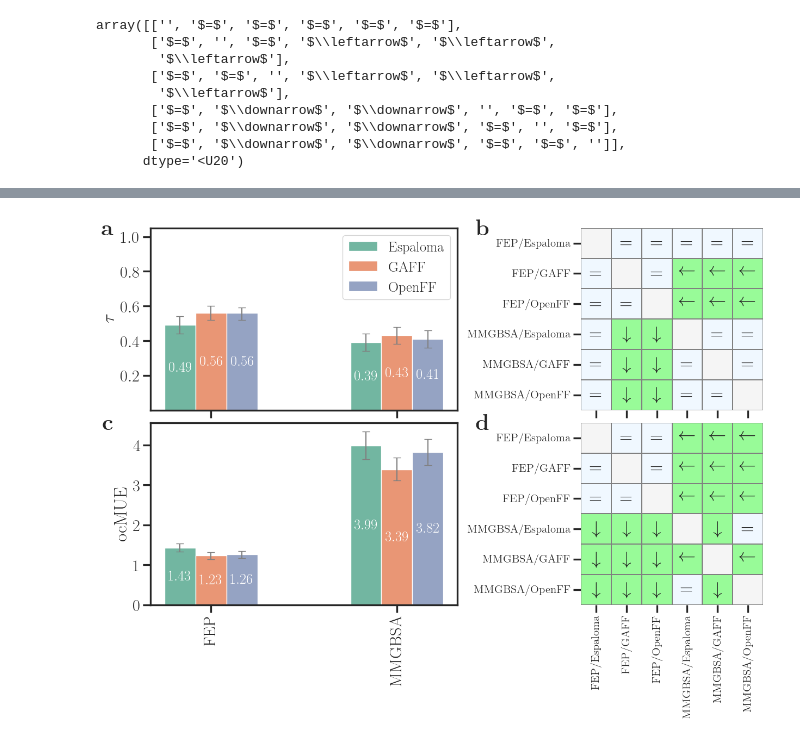
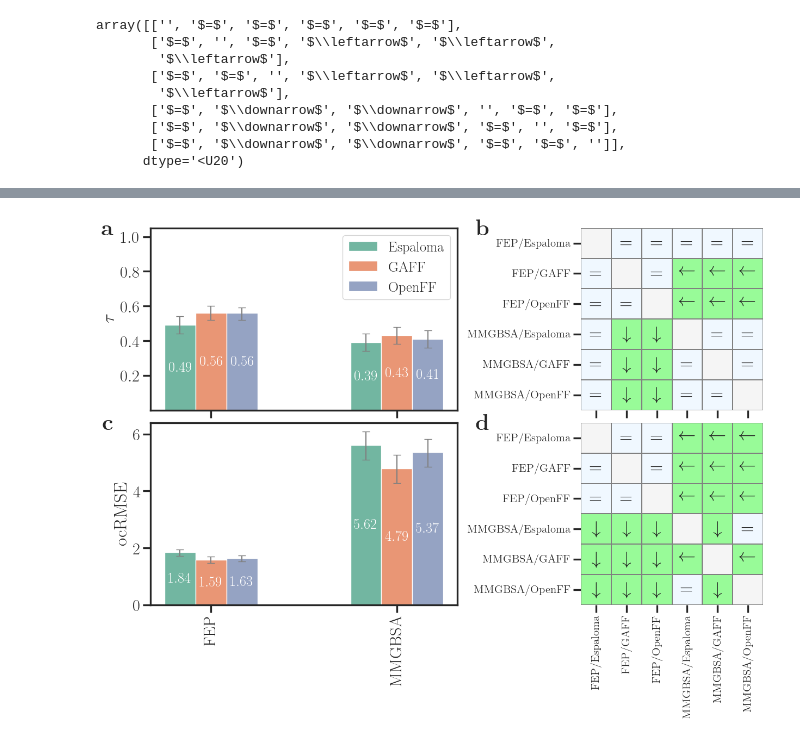
Before and after one commit to ale94mleon/bindflow-api-paper-si, a Jupyter notebook: analysis/significance-test.ipynb, the cells around one changed output, grey strips where cells are left out. Cells and saved outputs as stored; diff of their text form; code cells hidden in the pictures.

Commit message:
Use RMSE instead of MUE

```diff
--- a/analysis/significance-test.ipynb
+++ b/analysis/significance-test.ipynb
@@ -191,6 +191,10 @@ def plot_stats(ax, data, contribution='spearman', legend = 'auto'):
         ax.set(
             ylabel=r'$\mathrm{ocMUE}$'
         )
+    elif contribution == 'rmse':
+        ax.set(
+            ylabel=r'$\mathrm{ocRMSE}$'
+        )
 
     ax.set(xlabel='')
     ax.tick_params(axis='x', rotation=90)
@@ -219,6 +223,7 @@ def significance_matrix_plot(ax, matrix, sim_columns):
     sns.heatmap(bg_colors,
                 fmt="",
                 cmap=["whitesmoke", "palegreen", "aliceblue"],# palegreen, whitesmoke
+                # cmap=["#f3eee8", "#d9e8dd", "#e5e9f0"],# palegreen, whitesmoke
                 # cmap=["white"],
                 annot=matrix,
                 cbar=False,
@@ -269,12 +274,12 @@ for system in filtered_df["system"].unique():
         df_mse_removed.loc[df_mse_removed["system"] == system,col] -= mse
 df_mse_removed = df_mse_removed.drop(columns=['system', 'ligand'])
 # %%
-matrix_mue = np.full((len(sim_columns), len(sim_columns)), "", dtype='<U20')
+matrix_rmse = np.full((len(sim_columns), len(sim_columns)), "", dtype='<U20')
 for j in range(len(sim_columns)):
     for i in range(len(sim_columns)):
         if j < i:
             p_two_sided_value = pair_significance_test(
-                func=utility.mue,
+                func=utility.rmse,
                 obs=df_mse_removed["exp_dG"],
                 A=df_mse_removed[sim_columns[i]],
                 B=df_mse_removed[sim_columns[j]],
@@ -283,22 +288,22 @@ for j in range(len(sim_columns)):
             # Use alpha = 0.05
             if p_two_sided_value < 0.05:
                 # Significant difference
-                A_mue = utility.mue(df_mse_removed["exp_dG"], df_mse_removed[sim_columns[i]])
-                B_mue = utility.mue(df_mse_removed["exp_dG"], df_mse_removed[sim_columns[j]])
+                A_mue = utility.rmse(df_mse_removed["exp_dG"], df_mse_removed[sim_columns[i]])
+                B_mue = utility.rmse(df_mse_removed["exp_dG"], df_mse_removed[sim_columns[j]])
                 if A_mue < B_mue:
-                    matrix_mue[i, j] = r"$\leftarrow$"
+                    matrix_rmse[i, j] = r"$\leftarrow$"
                 else:
-                    matrix_mue[i, j] = r"$\downarrow$"
+                    matrix_rmse[i, j] = r"$\downarrow$"
             else:
-                matrix_mue[i, j] = r"$=$"
+                matrix_rmse[i, j] = r"$=$"
         elif j > i:
-            if matrix_mue[j, i] == r"$\leftarrow$":
-                matrix_mue[i, j] = r"$\downarrow$"
-            elif matrix_mue[j, i] == r"$\downarrow$":
-                matrix_mue[i, j] = r"$\leftarrow$"
-            elif matrix_mue[j, i] == r"$=$":
-                matrix_mue[i, j] = r"$=$"
-matrix_mue
+            if matrix_rmse[j, i] == r"$\leftarrow$":
+                matrix_rmse[i, j] = r"$\downarrow$"
+            elif matrix_rmse[j, i] == r"$\downarrow$":
+                matrix_rmse[i, j] = r"$\leftarrow$"
+            elif matrix_rmse[j, i] == r"$=$":
+                matrix_rmse[i, j] = r"$=$"
+matrix_rmse
 # %% [output]
 array([['', '$=$', '$=$', '$\\leftarrow$', '$\\leftarrow$',
         '$\\leftarrow$'],
@@ -429,7 +434,7 @@ fig, axs = plt.subplots(nrows=2, ncols=2, figsize=(16, 9), sharex='col')
 
 plot_stats(ax=axs[0,0],data=filter_stats_data, contribution='kendall', legend="auto")
 
-plot_stats(ax=axs[1,0],data=filter_stats_data, contribution='mue', legend=None)
+plot_stats(ax=axs[1,0],data=filter_stats_data, contribution='rmse', legend=None)
 
 
 axs[0,0].set(ylim=[0,1.05])
@@ -441,32 +446,32 @@ significance_matrix_plot(
     sim_columns=sim_columns
 )
 significance_matrix_plot(
     ax=axs[1,1],
-    matrix=matrix_mue,
+    matrix=matrix_rmse,
     sim_columns=sim_columns
 )
 
 axs[0,0].get_legend().set_title(None)
 axs[0,0].legend(ncol=1, loc='best', fontsize=19)  # Adjust legend position if needed
 
 # Add subplot labels
 labels = ['a', 'b', 'c', 'd']
 for ax, label in zip(axs.flat, labels):
     if label in ['b', 'd']:
         x_position = -0.5
     else:
         x_position = -0.12
 
     ax.text(x_position, 1.05, f"$\\mathbf{{{label}}}$", transform=ax.transAxes,
             fontsize=30, va='top', ha='right')
 
 fig.subplots_adjust(wspace=0.2, hspace=0.07)
 
 fig.savefig('summary/stats/global-significance.pdf',
             bbox_inches="tight",
             pad_inches=0.05,
             transparent=False)
 
 # Create the diagonal matrix
 # %% [output]
-[figure, old version]
+[figure, new version]
```
Also changed, not shown: parts of 2 cells of this notebook.
